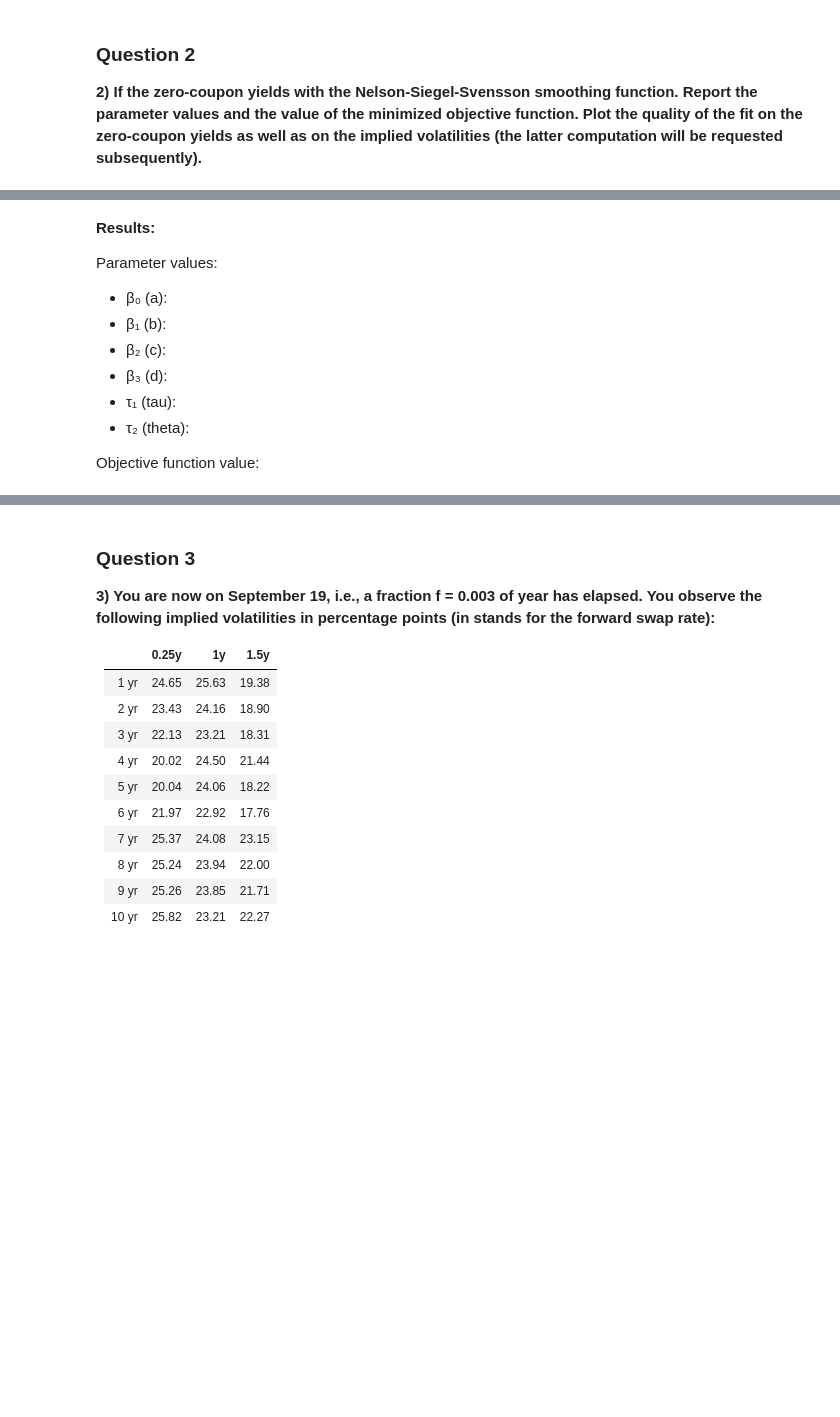
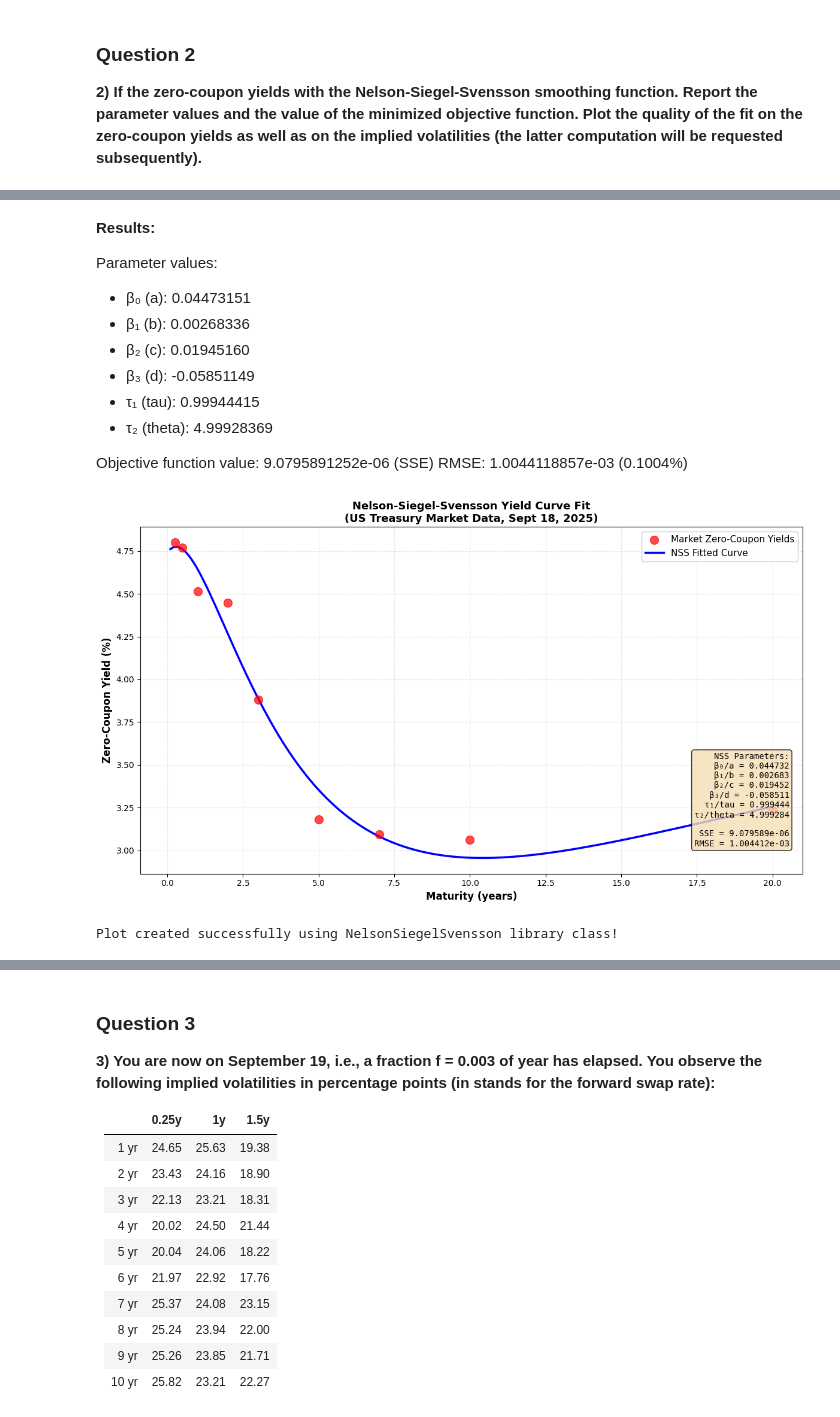
Before and after one commit to navid-nb/Fixed_Income_A1, a Jupyter notebook: Assignment_1.ipynb, the cells around one changed output, grey strips where cells are left out. Drawn from its saved outputs; the diff is of its cells as text; code cells hidden in the pictures; blank space fills up the shorter version.

```diff
--- a/Assignment_1.ipynb
+++ b/Assignment_1.ipynb
@@ -39,17 +209,66 @@ from src.fi_pricing import NelsonSiegelSvensson
 **Results:**
 
 Parameter values:
-- β₀ (a):
-- β₁ (b):
-- β₂ (c):
-- β₃ (d):
-- τ₁ (tau):
-- τ₂ (theta):
+- β₀ (a): 0.04473151
+- β₁ (b): 0.00268336
+- β₂ (c): 0.01945160
+- β₃ (d): -0.05851149
+- τ₁ (tau): 0.99944415
+- τ₂ (theta): 4.99928369
 
-Objective function value:
+Objective function value: 9.0795891252e-06 (SSE)
+RMSE: 1.0044118857e-03 (0.1004%)
 # %%
 # Plot the fit
-# TODO: Add plotting code here
+import matplotlib.pyplot as plt
+
+# Create dense grid for smooth NSS curve
+T_smooth = np.linspace(0.1, 20, 200)
+y_smooth = nss_fit.zcy(0, T_smooth)  # Use the optimized NSS model instance
+
+# Create figure
+plt.figure(figsize=(12, 7))
+
+# Plot market data (discrete points)
+plt.scatter(T_maturities_sorted, y_obs * 100,
+           color='red', s=100, alpha=0.7, label='Market Zero-Coupon Yields', zorder=3)
+
+# Plot NSS fitted curve (smooth line)
+plt.plot(T_smooth, y_smooth * 100,
+        color='blue', linewidth=2.5, label='NSS Fitted Curve', zorder=2)
+
+# Labels and formatting
+plt.xlabel('Maturity (years)', fontsize=12, fontweight='bold')
+plt.ylabel('Zero-Coupon Yield (%)', fontsize=12, fontweight='bold')
+plt.title('Nelson-Siegel-Svensson Yield Curve Fit\n(US Treasury Market Data, Sept 18, 2025)',
+         fontsize=13, fontweight='bold')
+plt.grid(True, alpha=0.3, linestyle='--')
+plt.legend(fontsize=11, loc='best', framealpha=0.95)
+
+# Add text box with parameters
+params_text = f"""NSS Parameters:
+β₀/a = {a_opt:.6f}
+β₁/b = {b_opt:.6f}
+β₂/c = {c_opt:.6f}
+β₃/d = {d_opt:.6f}
+τ₁/tau = {tau_opt:.6f}
+τ₂/theta = {theta_opt:.6f}
+
+SSE = {sse_opt:.6e}
+RMSE = {rmse:.6e}"""
+
+plt.text(0.98, 0.35, params_text, transform=plt.gca().transAxes,
+        fontsize=10, verticalalignment='top', horizontalalignment='right',
+        bbox=dict(boxstyle='round', facecolor='wheat', alpha=0.8),
+        family='monospace')
+
+plt.tight_layout()
+plt.show()
+
+print("Plot created successfully using NelsonSiegelSvensson library class!")
+# %% [output]
+[figure, added]
+Plot created successfully using NelsonSiegelSvensson library class!
 # %% [markdown]
 **Interpretation:**
 
```
Also changed, not shown: parts of 9 cells of this notebook, 6 other files.
